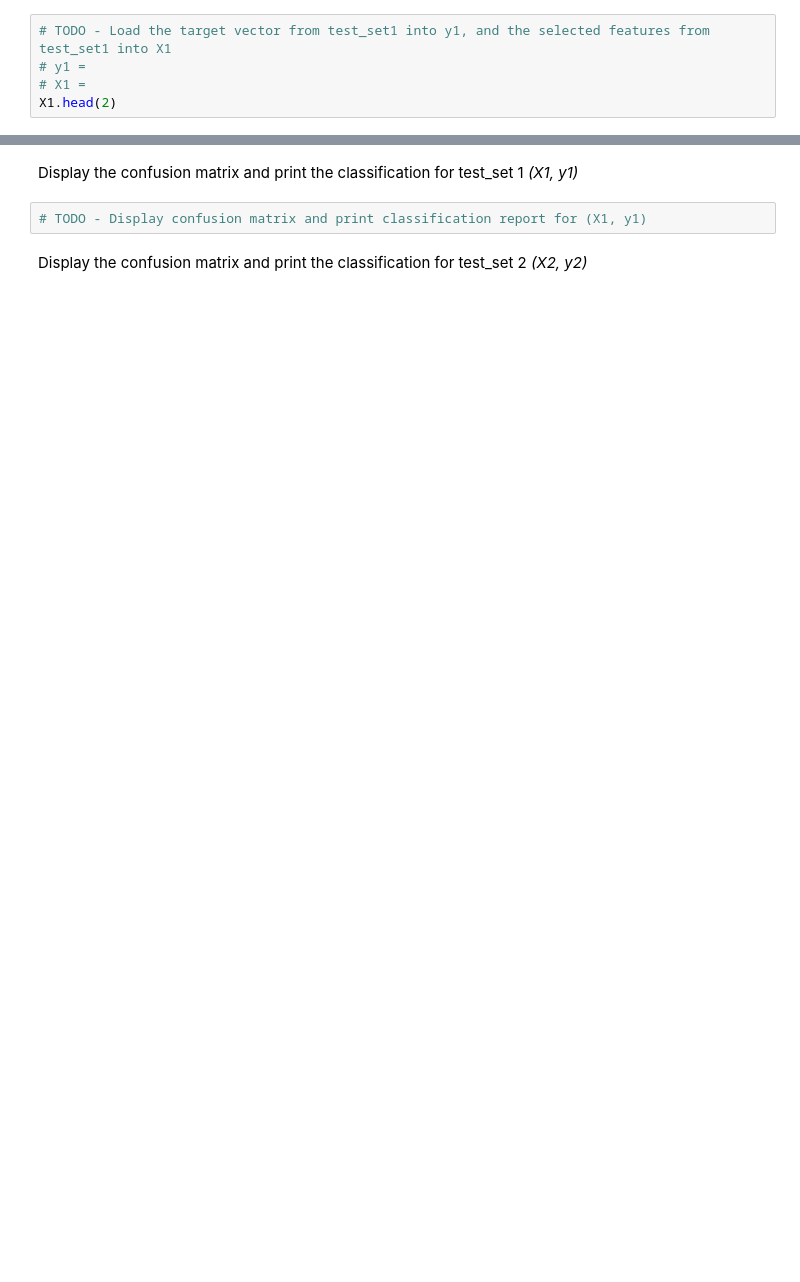
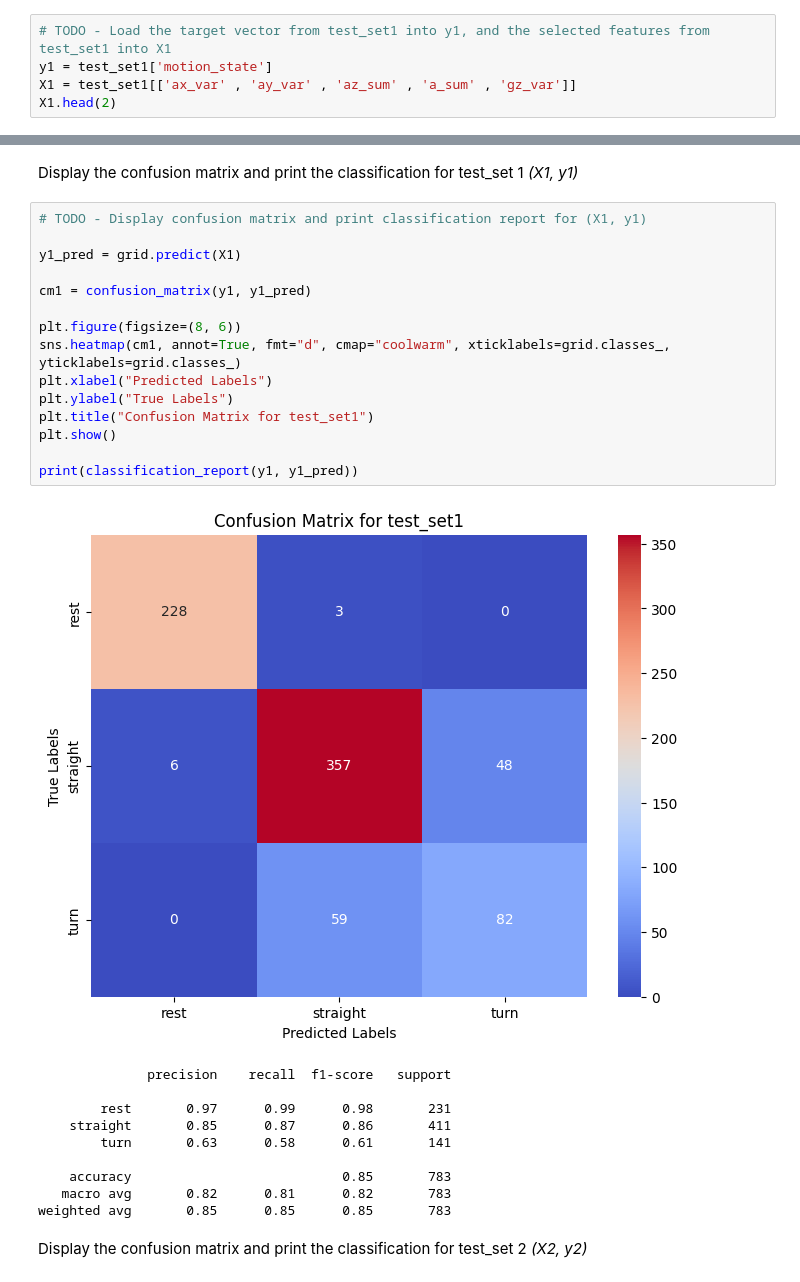
Before and after one commit to TaRa1999R/engg680_2024_fall, a Jupyter notebook: Lab_Assignment4/Assignment_4.ipynb, the cells around one changed output, grey strips where cells are left out. Cells and saved outputs as stored; diff of their text form; blank space fills up the shorter version.

```diff
--- a/Lab_Assignment4/Assignment_4.ipynb
+++ b/Lab_Assignment4/Assignment_4.ipynb
@@ -1233,7 +1271,7 @@ The model trained in 5.1, is to be tested on the independent datasets, that is t
 Seperate the testsets into features and target vectors *(X1, y1)* and *(X2,y2)*
 # %%
 # TODO - Load the target vector from test_set1 into y1, and the selected features from test_set1 into X1
-# y1 =
-# X1 =
+y1 = test_set1['motion_state']
+X1 = test_set1[['ax_var' , 'ay_var' , 'az_sum' , 'a_sum' , 'gz_var']]
 X1.head(2)
 # %% [output]
@@ -1264,6 +1303,30 @@ For each test dataset, print the test set accuracy score.
 # %% [markdown]
 Display the confusion matrix and print the classification for test_set 1 *(X1, y1)*
-# %%
-# TODO - Display confusion matrix and print classification report for (X1, y1)
+# %%
+# TODO - Display confusion matrix and print classification report for (X1, y1)
+
+y1_pred = grid.predict(X1)
+
+cm1 = confusion_matrix(y1, y1_pred)
+
+plt.figure(figsize=(8, 6))
+sns.heatmap(cm1, annot=True, fmt="d", cmap="coolwarm", xticklabels=grid.classes_, yticklabels=grid.classes_)
+plt.xlabel("Predicted Labels")
+plt.ylabel("True Labels")
+plt.title("Confusion Matrix for test_set1")
+plt.show()
+
+print(classification_report(y1, y1_pred))
+# %% [output]
+[figure, added]
+              precision    recall  f1-score   support
+
+        rest       0.97      0.99      0.98       231
+    straight       0.85      0.87      0.86       411
+        turn       0.63      0.58      0.61       141
+
+    accuracy                           0.85       783
+   macro avg       0.82      0.81      0.82       783
+weighted avg       0.85      0.85      0.85       783
 # %% [markdown]
 Display the confusion matrix and print the classification for test_set 2 *(X2, y2)*
```
Also changed, not shown: parts of 16 cells of this notebook.
